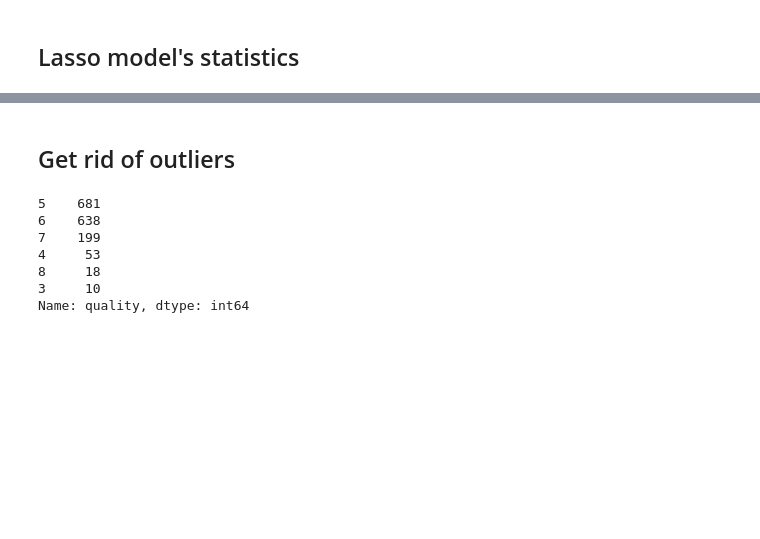
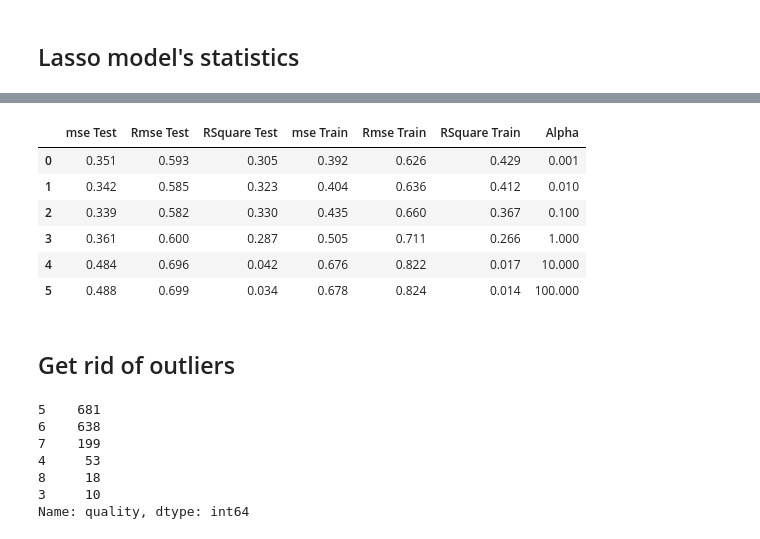
Before and after one commit to selingumusdag/red_wine_quality, a Jupyter notebook: wine_quality.ipynb, the cells around one changed output, grey strips where cells are left out. Drawn from its saved outputs; the diff is of its cells as text; code cells hidden in the pictures; blank space fills up the shorter version.

```diff
--- a/wine_quality.ipynb
+++ b/wine_quality.ipynb
@@ -219,5 +251,35 @@ baseresult_lasso
 | 4 | 0.510 | 0.714 | -0.008 | 0.688 | 0.829 | 0.000 | 10.000 |
 | 5 | 0.510 | 0.714 | -0.008 | 0.688 | 0.829 | 0.000 | 100.000 |
+# %%
+pol=PolynomialFeatures()
+X_pol=pol.fit_transform(X)
+
+X_train, X_test, Y_train, Y_test = train_test_split(X_pol, Y, test_size = 0.2, random_state = 465)
+
+from sklearn.linear_model import Lasso
+baseresult_lasso=[]
+
+
+for alpha in alpha_list:
+    lassoregr = Lasso(alpha=alpha)
+    lassoregr.fit(X_train, Y_train)
+
+    Y_preds_train = lassoregr.predict(X_train)
+    Y_preds_test = lassoregr.predict(X_test)
+    baseresult_lasso.append((mse(Y_test, Y_preds_test),rmse(Y_test, Y_preds_test),lassoregr.score(X_test, Y_test),
+                         mse(Y_train, Y_preds_train),rmse(Y_train, Y_preds_train),lassoregr.score(X_train, Y_train),alpha))
+
+
+baseresult_lasso=pd.DataFrame(baseresult_lasso,columns=['mse Test','Rmse Test','RSquare Test','mse Train','Rmse Train','RSquare Train','Alpha'])
+baseresult_lasso
+# %% [output]
+|  | mse Test | Rmse Test | RSquare Test | mse Train | Rmse Train | RSquare Train | Alpha |
+| 0 | 0.351 | 0.593 | 0.305 | 0.392 | 0.626 | 0.429 | 0.001 |
+| 1 | 0.342 | 0.585 | 0.323 | 0.404 | 0.636 | 0.412 | 0.010 |
+| 2 | 0.339 | 0.582 | 0.330 | 0.435 | 0.660 | 0.367 | 0.100 |
+| 3 | 0.361 | 0.600 | 0.287 | 0.505 | 0.711 | 0.266 | 1.000 |
+| 4 | 0.484 | 0.696 | 0.042 | 0.676 | 0.822 | 0.017 | 10.000 |
+| 5 | 0.488 | 0.699 | 0.034 | 0.678 | 0.824 | 0.014 | 100.000 |
 # %% [markdown]
 ## Get rid of outliers
 # %%
```
Also changed, not shown: parts of 5 cells of this notebook, 1 other file.
